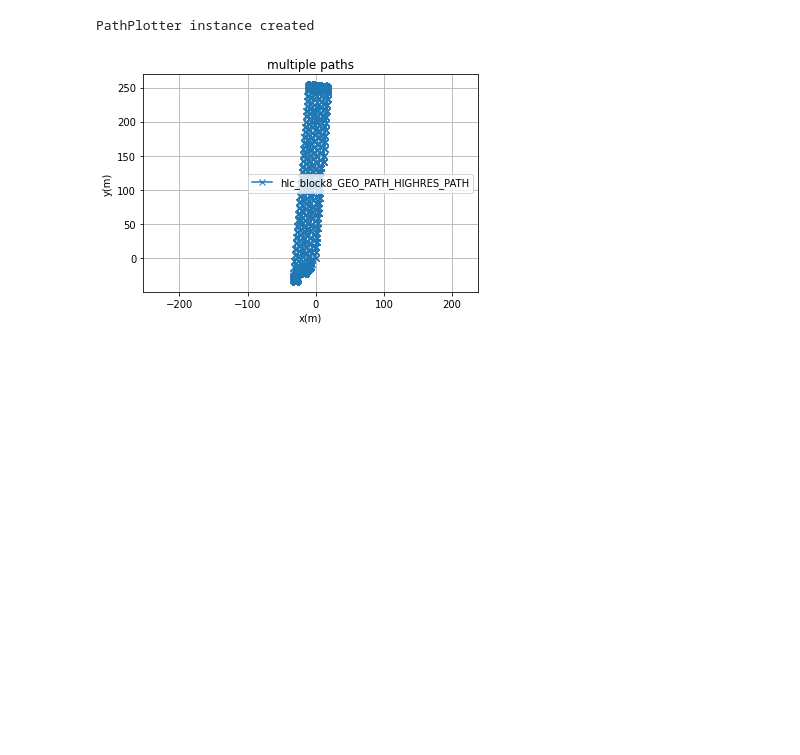
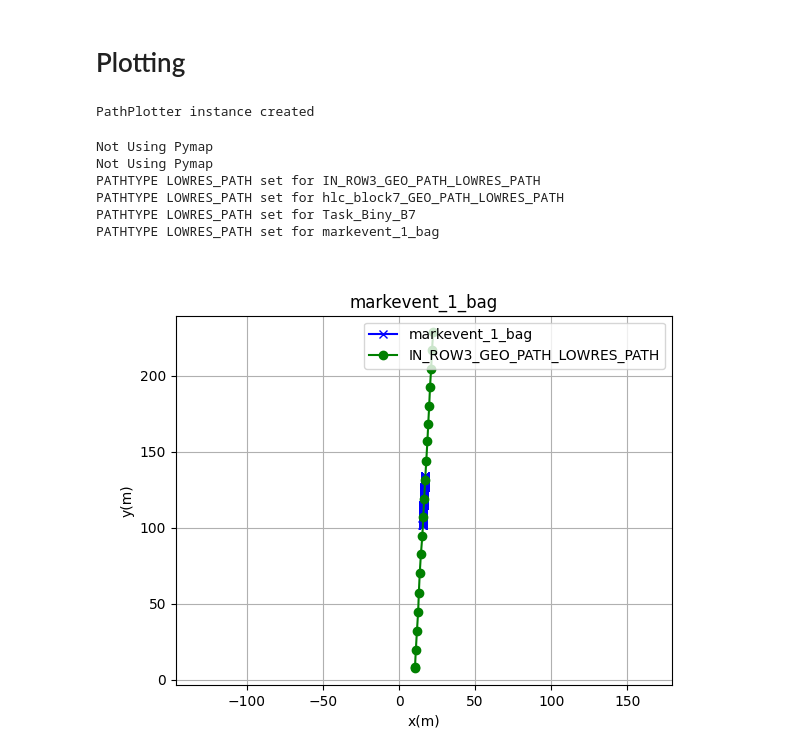
Before and after one commit to IonyM-BWR/task_vs_execution, a Jupyter notebook: Task_vs_Execution.ipynb, the cells around one changed output. Saved outputs shown, nothing was run; the diff lists cells and outputs as text; code cells hidden in the pictures; blank space fills up the shorter version.

Commit message:
plotting of bags with RecordedPath possible

```diff
--- a/Task_vs_Execution.ipynb
+++ b/Task_vs_Execution.ipynb
@@ -41,0 +35,16 @@ Origin coordinates set to (32.50947063, 34.93604071)
+# %%
+# Parameters for loading up recordings
+country = "IL"
+ranch = "binyamina"
+date = "02_feb" # dd_mmm
+directory = os.path.join("/home/iony/Documents/mark-events",country,ranch,date)
+filename = os.path.join("mark_event1_081352","event_020422_081352_413714"+".bag")
+bag_path = os.path.join(directory,filename)
+
+markevent_1_bag = RecordedPath(
+    path_to_recordfile_=bag_path,
+    origin_='bag',
+    path_name_ = "markevent_1_bag",
+    plot_format_='--')
+
+markevent_1_bag.define_origin_coordinates(lat_=lat_og, lon_=lon_og)
@@ -41,0 +58,11 @@ Origin coordinates set to (32.50947063, 34.93604071)
+# %%
+# Parameters for loading up the HLC path
+country = "IL"
+ranch = "binyamina"
+date = "02_feb" # dd_mmm
+filename = "IN_ROW3_GEO_PATH"
+hlc_path_directory = f"Task_CSVs/{country}/{ranch}/{date}/{filename}.csv"
+
+row3_hlcpath = HLCPath(path_to_csv_=hlc_path_directory, path_name_="IN_ROW3_GEO_PATH", plot_format_='x', use_pymap_=False)
+row3_hlcpath.define_origin_coordinates(lat_=lat_og, lon_=lon_og)
+row3_hlcpath.set_returntype_forplot(PATHTYPES.LOWRES_PATH)
@@ -42,12 +112,6 @@ Origin coordinates set to (32.50947063, 34.93604071)
+# %% [markdown]
+# Plotting
 # %%
 pp = PathPlotter()
 # %% [output]
 PathPlotter instance created
-# %%
-tp1._set_plot_format('o')
-# hlc_path._set_plot_format('x')
-rp1._set_plot_format('-x')
-pp.plot_paths([hlc_path], "multiple paths")
-# pp.plot_paths([tp1, hlc_path, rp1], "multiple paths")
-# %% [output]
-[figure, removed]
@@ -53,0 +123,20 @@ pp.plot_paths([hlc_path], "multiple paths")
+# %%
+# Plotting lat lon paths
+markevent_1_bag.toggle_pymap_use(False)
+row3_hlcpath.toggle_pymap_use(False)
+
+paths_to_plot = [row3_hlcpath, hlc_path, tp1, markevent_1_bag]
+
+for path in paths_to_plot:
+    path.set_returntype_forplot(PATHTYPES.LOWRES_PATH)
+# %% [output]
+Not Using Pymap
+Not Using Pymap
+PATHTYPE LOWRES_PATH set for IN_ROW3_GEO_PATH_LOWRES_PATH
+PATHTYPE LOWRES_PATH set for hlc_block7_GEO_PATH_LOWRES_PATH
+PATHTYPE LOWRES_PATH set for Task_Biny_B7
+PATHTYPE LOWRES_PATH set for markevent_1_bag
+# %%
+pp.plot_paths([markevent_1_bag, row3_hlcpath], "markevent_1_bag")
+# %% [output]
+[figure, added]
```
Also changed, not shown: parts of 13 cells of this notebook, 2 other files.
